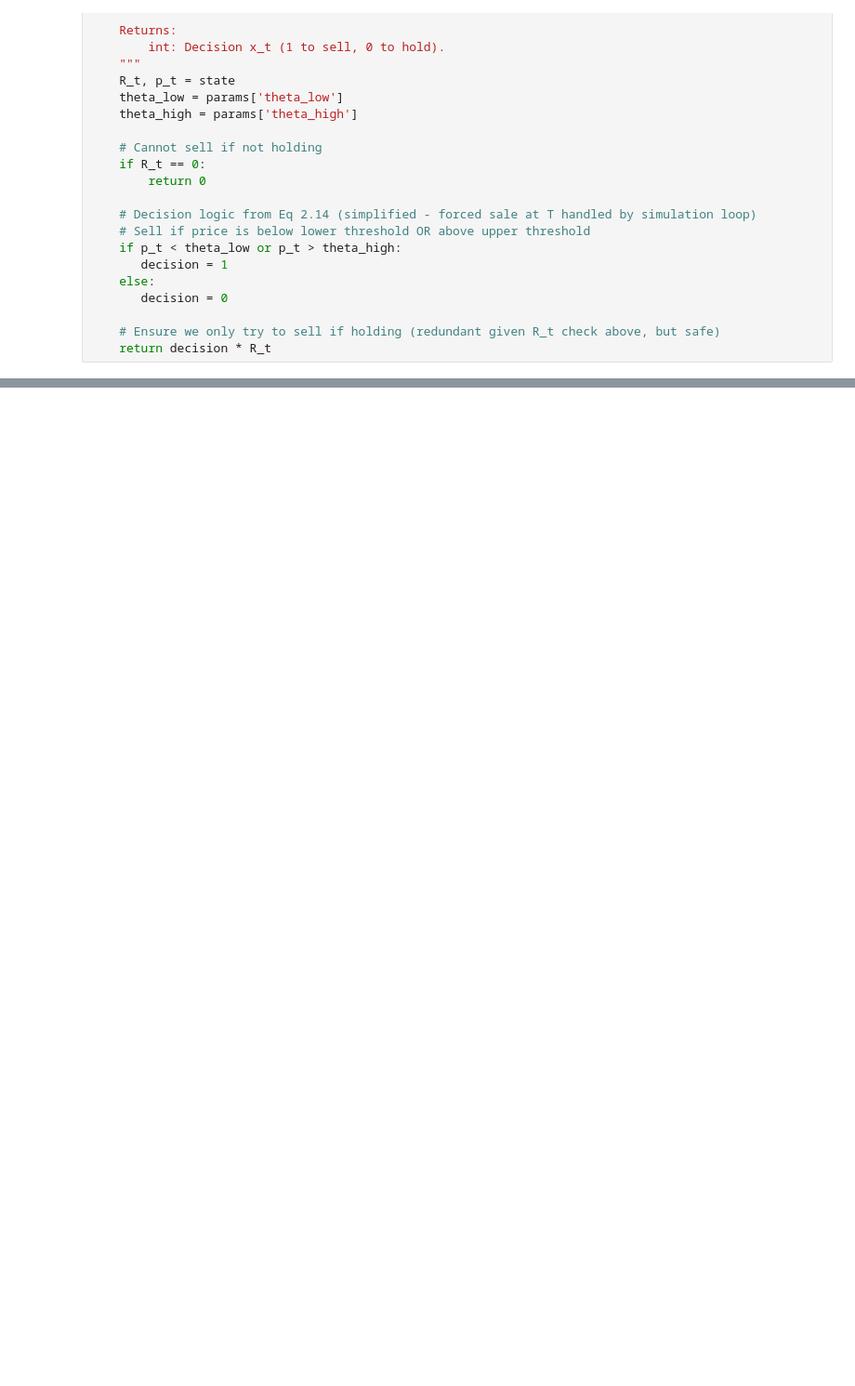
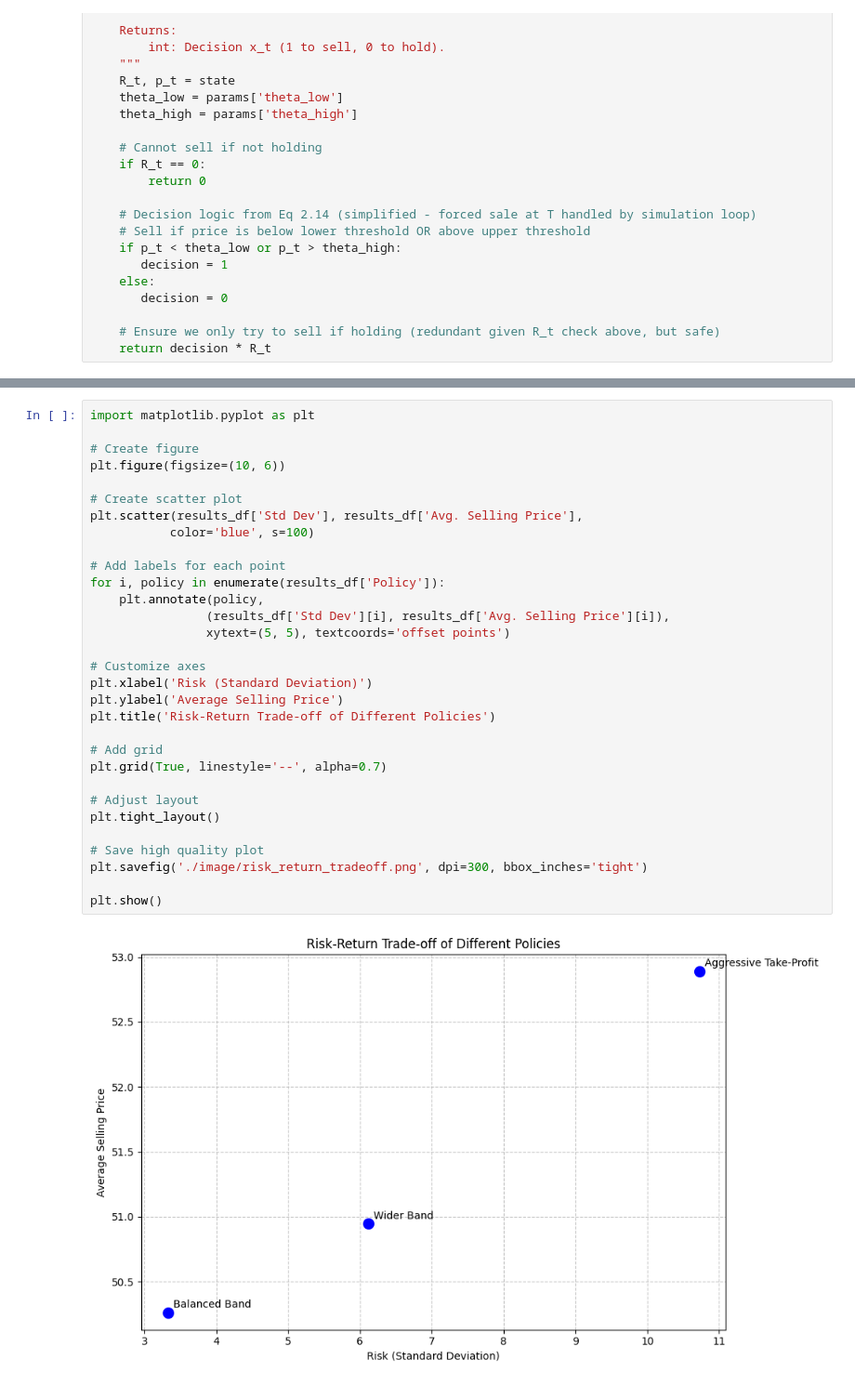
Before and after one commit to Peymankor/Applied-Reinforcement-Learning-Bootcamp, a Jupyter notebook: 01-Fundamentals-of-Sequential-Decision-Making/SDA_Asset_Selling/01_Asset_Selling_Problem_Implementation.ipynb, the cells around one changed output, grey strips where cells are left out. Shown at 93% size. Drawn from its saved outputs; the diff is of its cells as text; blank space fills up the shorter version.

```diff
--- a/01-Fundamentals-of-Sequential-Decision-Making/SDA_Asset_Selling/01_Asset_Selling_Problem_Implementation.ipynb
+++ b/01-Fundamentals-of-Sequential-Decision-Making/SDA_Asset_Selling/01_Asset_Selling_Problem_Implementation.ipynb
@@ -487,0 +525,33 @@ Key takeaways:
+# %%
+import matplotlib.pyplot as plt
+
+# Create figure
+plt.figure(figsize=(10, 6))
+
+# Create scatter plot
+plt.scatter(results_df['Std Dev'], results_df['Avg. Selling Price'],
+           color='blue', s=100)
+
+# Add labels for each point
+for i, policy in enumerate(results_df['Policy']):
+    plt.annotate(policy,
+                (results_df['Std Dev'][i], results_df['Avg. Selling Price'][i]),
+                xytext=(5, 5), textcoords='offset points')
+
+# Customize axes
+plt.xlabel('Risk (Standard Deviation)')
+plt.ylabel('Average Selling Price')
+plt.title('Risk-Return Trade-off of Different Policies')
+
+# Add grid
+plt.grid(True, linestyle='--', alpha=0.7)
+
+# Adjust layout
+plt.tight_layout()
+
+# Save high quality plot
+plt.savefig('./image/risk_return_tradeoff.png', dpi=300, bbox_inches='tight')
+
+plt.show()
+# %% [output]
+[figure, added]
```
Also changed, not shown: parts of 41 cells of this notebook, 4 other files.
